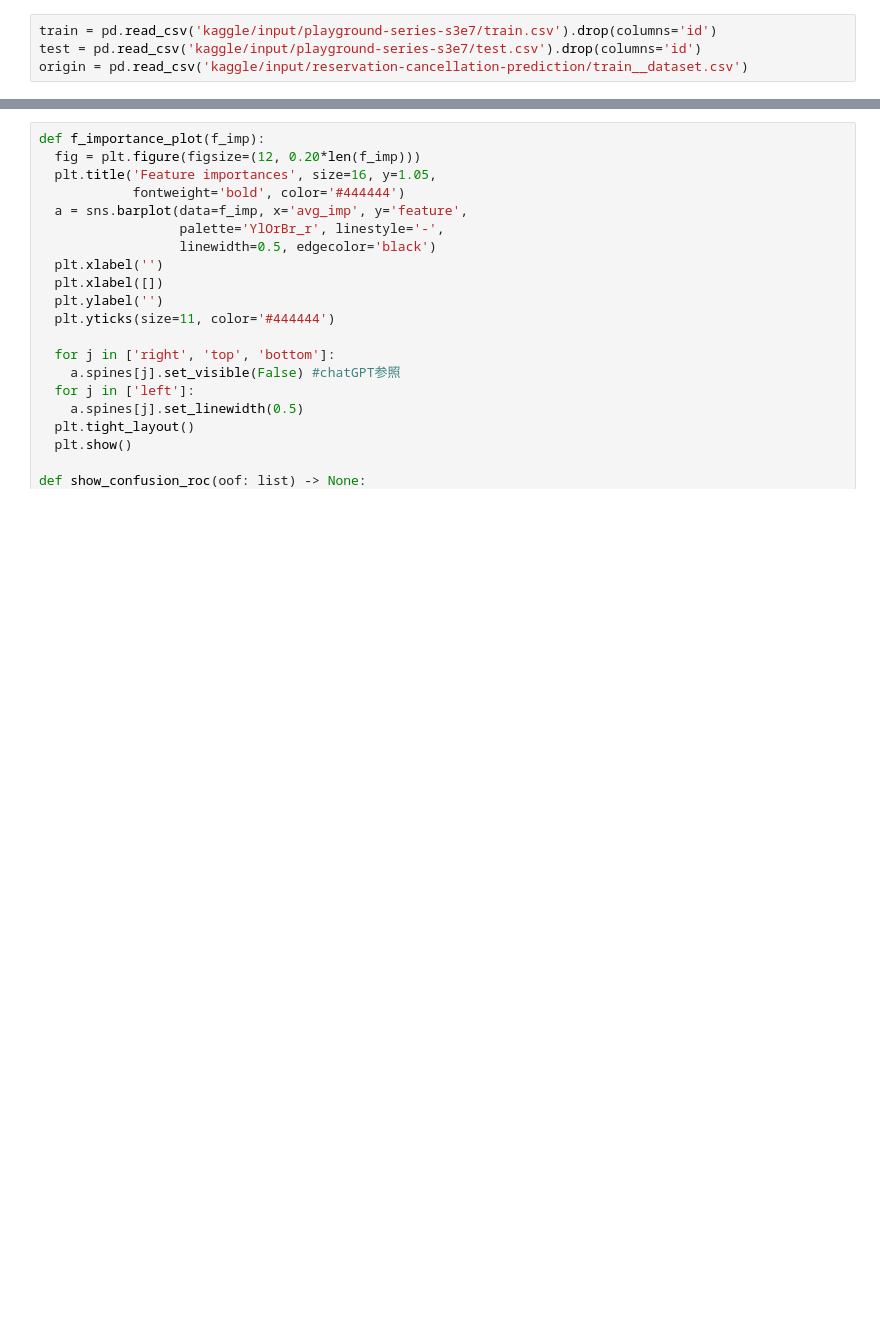
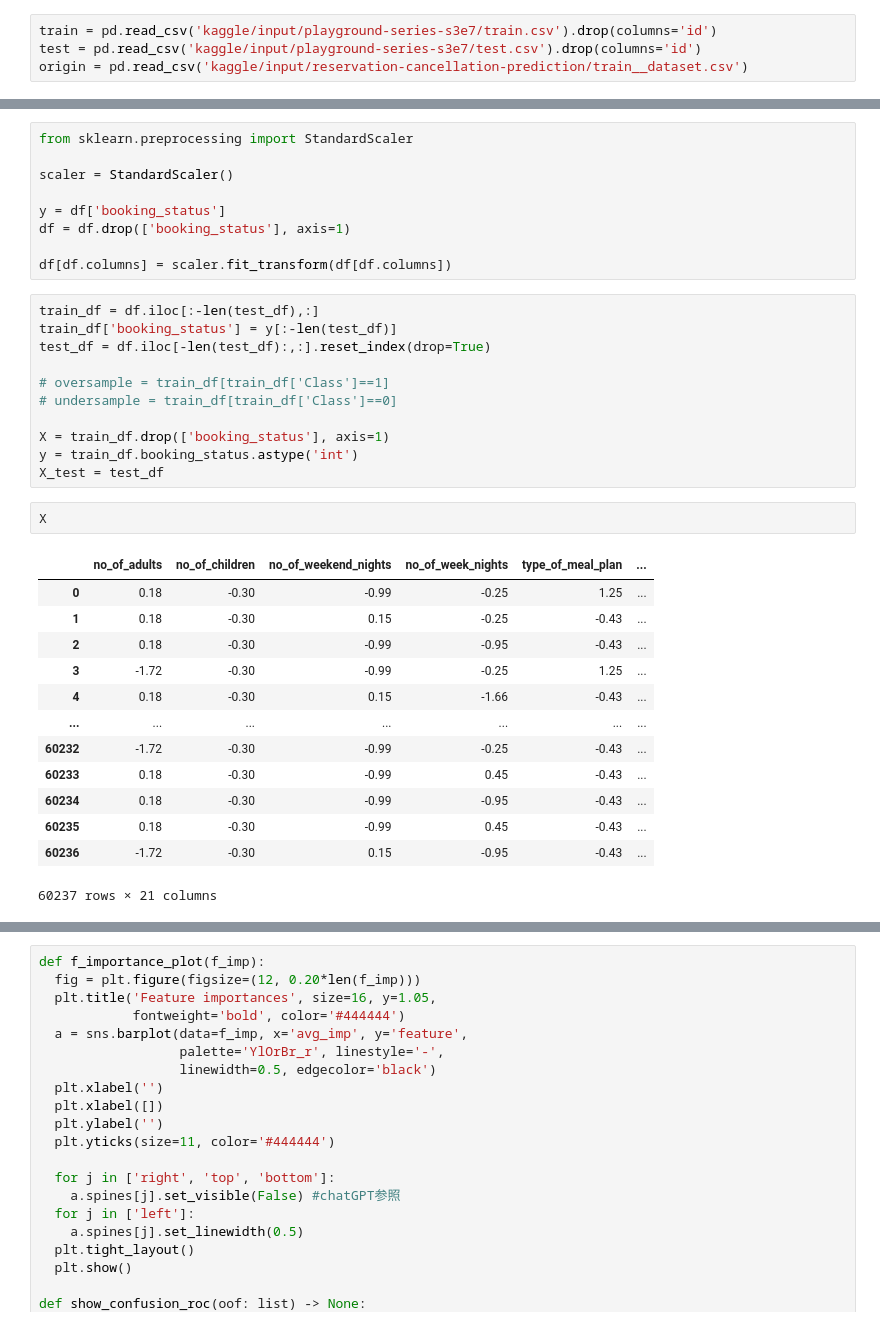
Before and after one commit to usernamesato/kaggle-PS-S3E7, a Jupyter notebook: [PS_S3E7,_2023]_EDA_and_Submission.ipynb, the cells around one changed output, grey strips where cells are left out. Cells and saved outputs as stored; diff of their text form; blank space fills up the shorter version.

```diff
--- a/[PS_S3E7,_2023]_EDA_and_Submission.ipynb
+++ b/[PS_S3E7,_2023]_EDA_and_Submission.ipynb
@@ -436,3 +537,39 @@ origin = pd.read_csv('kaggle/input/reservation-cancellation-prediction/train__da
+# %%
+from sklearn.preprocessing import StandardScaler
+
+scaler = StandardScaler()
+
+y = df['booking_status']
+df = df.drop(['booking_status'], axis=1)
+
+df[df.columns] = scaler.fit_transform(df[df.columns])
+# %%
+train_df = df.iloc[:-len(test_df),:]
+train_df['booking_status'] = y[:-len(test_df)]
+test_df = df.iloc[-len(test_df):,:].reset_index(drop=True)
+
+# oversample = train_df[train_df['Class']==1]
+# undersample = train_df[train_df['Class']==0]
+
+X = train_df.drop(['booking_status'], axis=1)
+y = train_df.booking_status.astype('int')
+X_test = test_df
+# %%
+X
+# %% [output]
+|  | no_of_adults | no_of_children | no_of_weekend_nights | no_of_week_nights | type_of_meal_plan | ... |
+| 0 | 0.18 | -0.30 | -0.99 | -0.25 | 1.25 | ... |
+| 1 | 0.18 | -0.30 | 0.15 | -0.25 | -0.43 | ... |
+| 2 | 0.18 | -0.30 | -0.99 | -0.95 | -0.43 | ... |
+| 3 | -1.72 | -0.30 | -0.99 | -0.25 | 1.25 | ... |
+| 4 | 0.18 | -0.30 | 0.15 | -1.66 | -0.43 | ... |
+| ... | ... | ... | ... | ... | ... | ... |
+| 60232 | -1.72 | -0.30 | -0.99 | -0.25 | -0.43 | ... |
+| 60233 | 0.18 | -0.30 | -0.99 | 0.45 | -0.43 | ... |
+| 60234 | 0.18 | -0.30 | -0.99 | -0.95 | -0.43 | ... |
+| 60235 | 0.18 | -0.30 | -0.99 | 0.45 | -0.43 | ... |
+| 60236 | -1.72 | -0.30 | 0.15 | -0.95 | -0.43 | ... |
+60237 rows × 21 columns
 # %%
 %%time
 #############################################################################################
```
Also changed, not shown: parts of 15 cells of this notebook.
